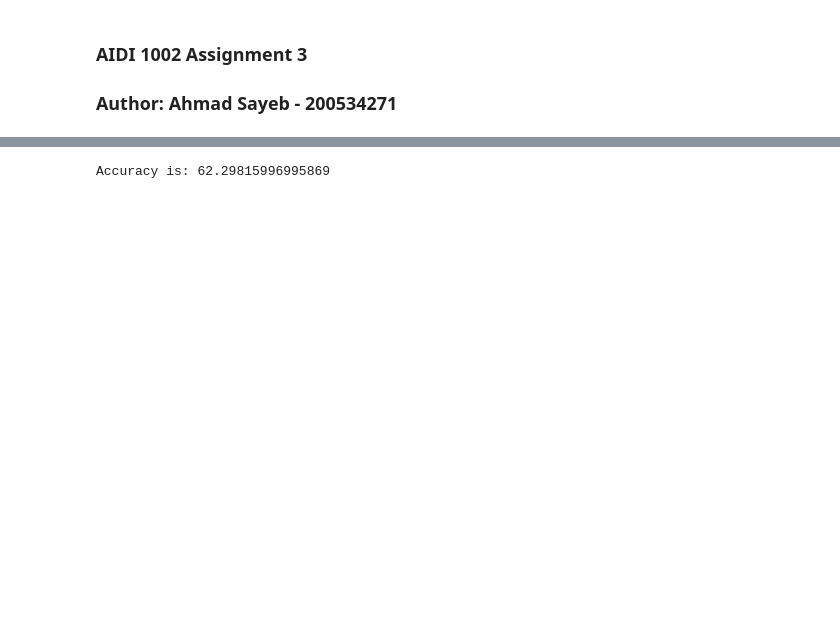
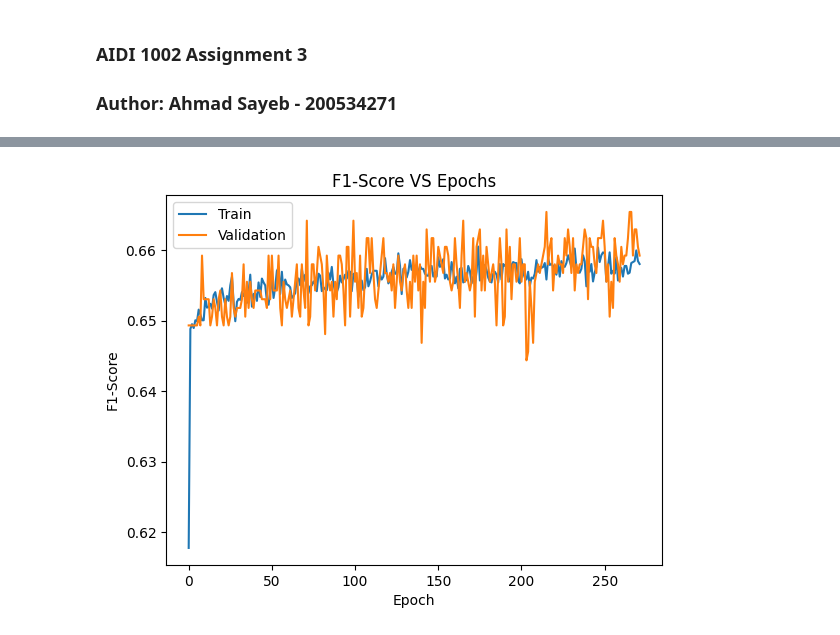
Before and after one commit to cohensaeb/class_notes, a Jupyter notebook: 1002_Assignment_3/Assignment_3_Ahmad_Sayeb.ipynb, the cells around one changed output, grey strips where cells are left out. Saved outputs shown, nothing was run; the diff lists cells and outputs as text; code cells hidden in the pictures; blank space fills up the shorter version.

Commit message:
graphing the f1scores

```diff
--- a/1002_Assignment_3/Assignment_3_Ahmad_Sayeb.ipynb
+++ b/1002_Assignment_3/Assignment_3_Ahmad_Sayeb.ipynb
@@ -190,6 +217,13 @@ def fit_model(X_train: 'dataframe',
 # %%
-df = load_csv('archive/train.csv')
-df = pre_processing(df)
-X_train, X_valid, y_train, y_valid = train_validation_split(0.10, df)
-min_max_scaler(X_train)
-min_max_scaler(X_valid)
+def train_pipeline():
+    '''
+    performs all the necessary functions for the training
+    dataset
+    '''
+    df = load_csv('archive/train.csv')
+    df = pre_processing(df)
+    X_train, X_valid, y_train, y_valid = train_validation_split(0.10, df)
+    # min_max_scaler(X_train)
+    # min_max_scaler(X_valid)
+    history = fit_model(X_train, y_train, X_valid, y_valid)
+    return history
@@ -264,0 +230,2 @@ y_valid
+# %%
+history = train_pipeline()
@@ -305,6 +338,10 @@ for i in range(len(y_valid_arr)):
-# %%
-from sklearn.metrics import accuracy_score
-a = accuracy_score(pred,valid)
-print('Accuracy is:', a*100)
-# %% [output]
-Accuracy is: 62.29815996995869
+# %%
+plt.plot(history.history['f1_score'])
+plt.plot(history.history['val_f1_score'])
+plt.title('F1-Score VS Epochs')
+plt.ylabel('F1-Score')
+plt.xlabel('Epoch')
+plt.legend(['Train', 'Validation'], loc='upper left')
+plt.show()
+# %% [output]
+[figure, added]
```
Also changed, not shown: parts of 17 cells of this notebook.
